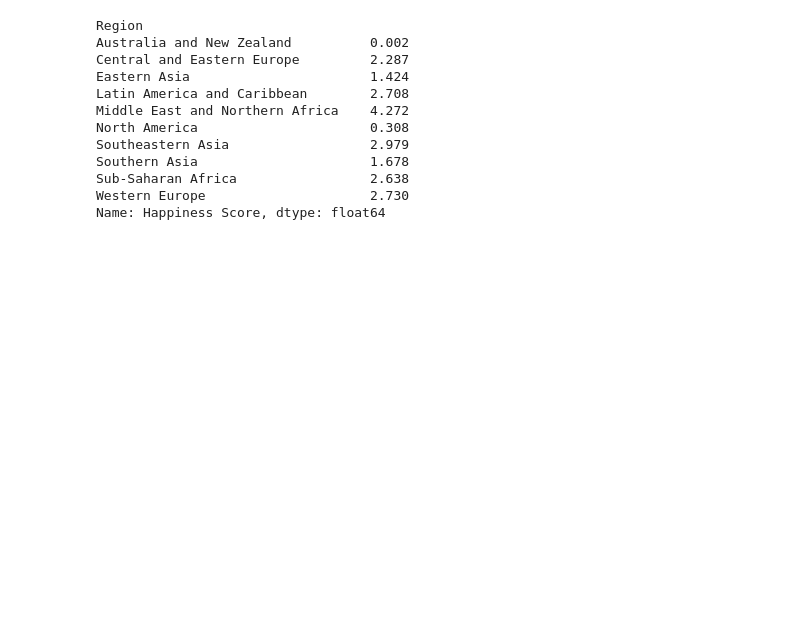
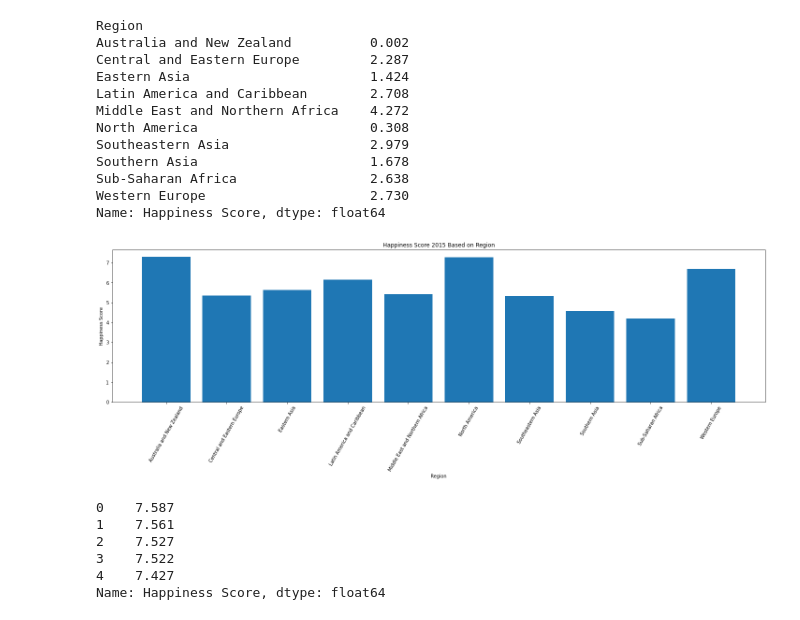
Before and after one commit to razikaalmira/World-Happiness-Report, a Jupyter notebook: World Happiness Report.ipynb, the cells around one changed output. Saved outputs shown, nothing was run; the diff lists cells and outputs as text; code cells hidden in the pictures; blank space fills up the shorter version.

```diff
--- a/World Happiness Report.ipynb
+++ b/World Happiness Report.ipynb
@@ -6,9 +8,9 @@ import matplotlib.pyplot as plt
 # %%
-whr_15 = pd.read_csv("2015.csv")
-whr_16 = pd.read_csv("2016.csv")
-whr_17 = pd.read_csv("2017.csv")
-whr_18 = pd.read_csv("2018.csv")
-whr_19 = pd.read_csv("2019.csv")
+whr_15 = pd.read_csv("Data/2015.csv")
+whr_16 = pd.read_csv("Data/2016.csv")
+whr_17 = pd.read_csv("Data/2017.csv")
+whr_18 = pd.read_csv("Data/2018.csv")
+whr_19 = pd.read_csv("Data/2019.csv")
 # %%
 len(whr_16)
 # %% [output]
@@ -142,0 +140,23 @@ ax.hist()
+# %%
+benua15 = whr_15.groupby('Region')['Happiness Score'].mean()
+
+fig = plt.figure(figsize=(25,6))
+ax = fig.add_subplot(111)
+
+ax.bar(x=benua15.index, height=benua15.values)
+ax.set_title('Happiness Score 2015 Based on Region')
+ax.set_xlabel('Region')
+ax.set_ylabel('Happiness Score')
+plt.xticks(rotation=60)
+plt.show()
+# %% [output]
+[figure, added]
+# %%
+whr_15['Happiness Score'].head()
+# %% [output]
+0    7.587
+1    7.561
+2    7.527
+3    7.522
+4    7.427
+Name: Happiness Score, dtype: float64
```
Also changed, not shown: parts of 38 cells of this notebook.
